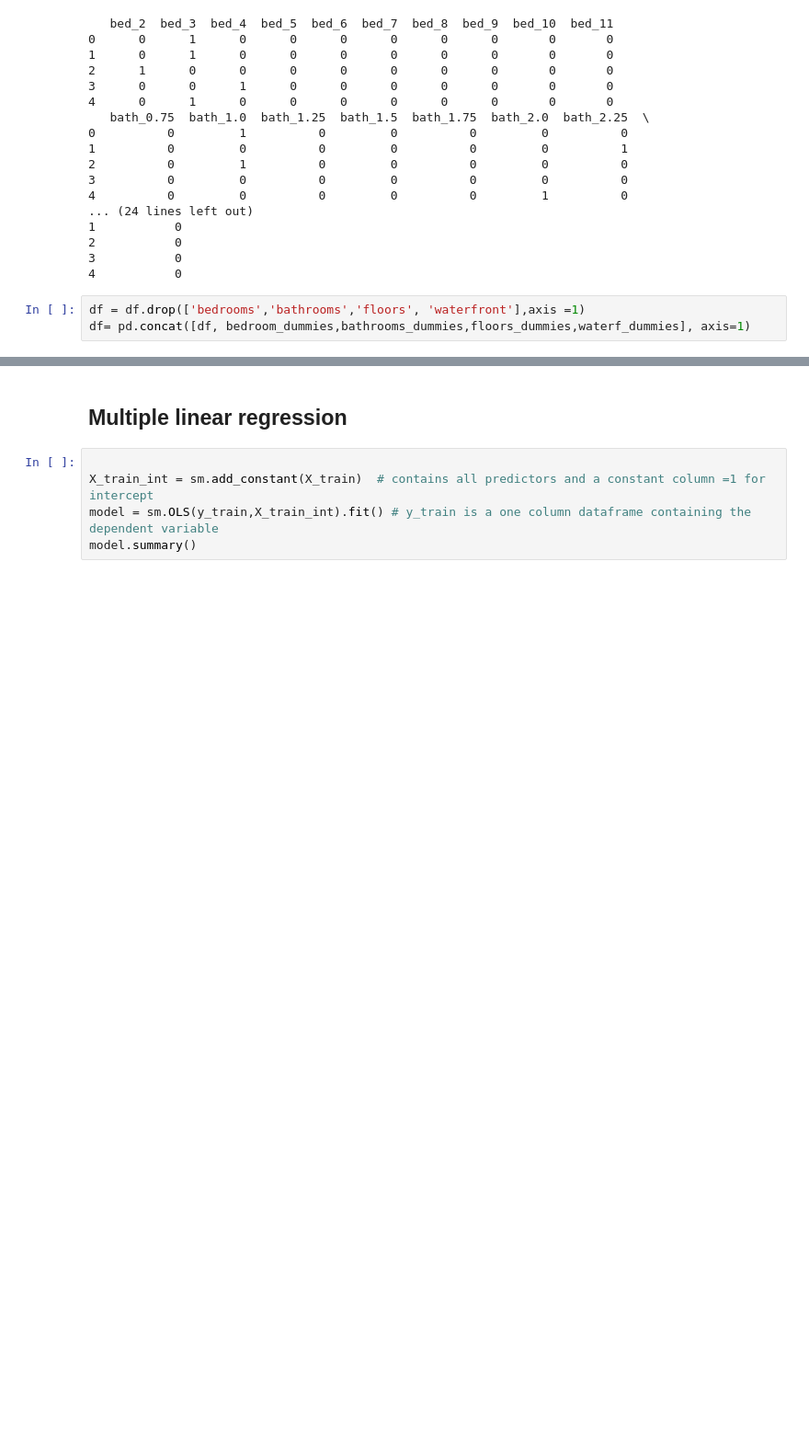
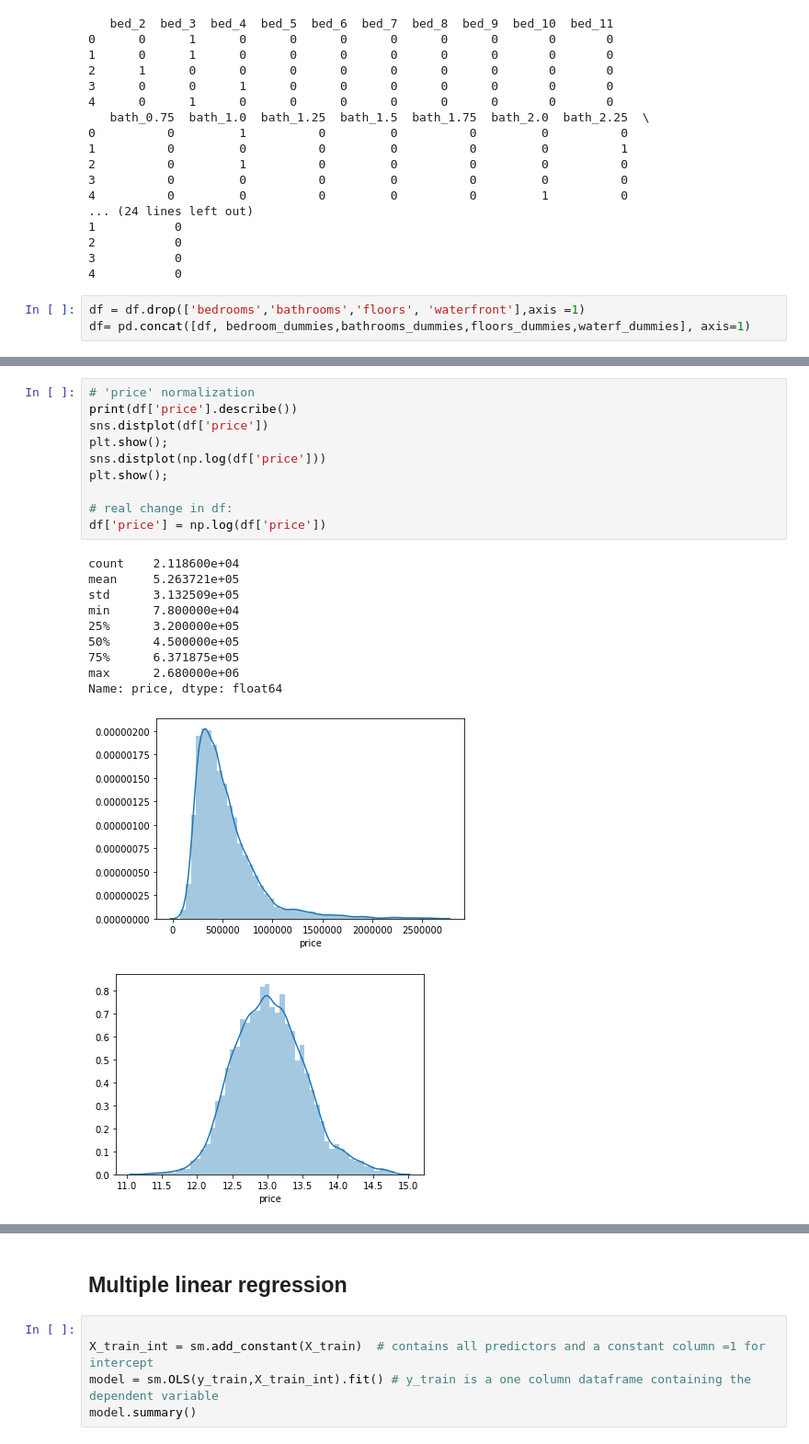
Before and after one commit to poariston/dsc-mod-2-project-v2-1-online-ds-pt-120919, a Jupyter notebook: poariston_FullTrack03.ipynb, the cells around one changed output, grey strips where cells are left out. Shown at 92% size. Drawn from its saved outputs; the diff is of its cells as text; blank space fills up the shorter version.

```diff
--- a/poariston_FullTrack03.ipynb
+++ b/poariston_FullTrack03.ipynb
@@ -905,0 +898,22 @@ df.head()
+# %%
+# 'price' normalization
+print(df['price'].describe())
+sns.distplot(df['price'])
+plt.show();
+sns.distplot(np.log(df['price']))
+plt.show();
+
+# real change in df:
+df['price'] = np.log(df['price'])
+# %% [output]
+count    2.118600e+04
+mean     5.263721e+05
+std      3.132509e+05
+min      7.800000e+04
+25%      3.200000e+05
+50%      4.500000e+05
+75%      6.371875e+05
+max      2.680000e+06
+Name: price, dtype: float64
+[figure, added]
+[figure, added]
```
Also changed, not shown: parts of 19 cells of this notebook.
